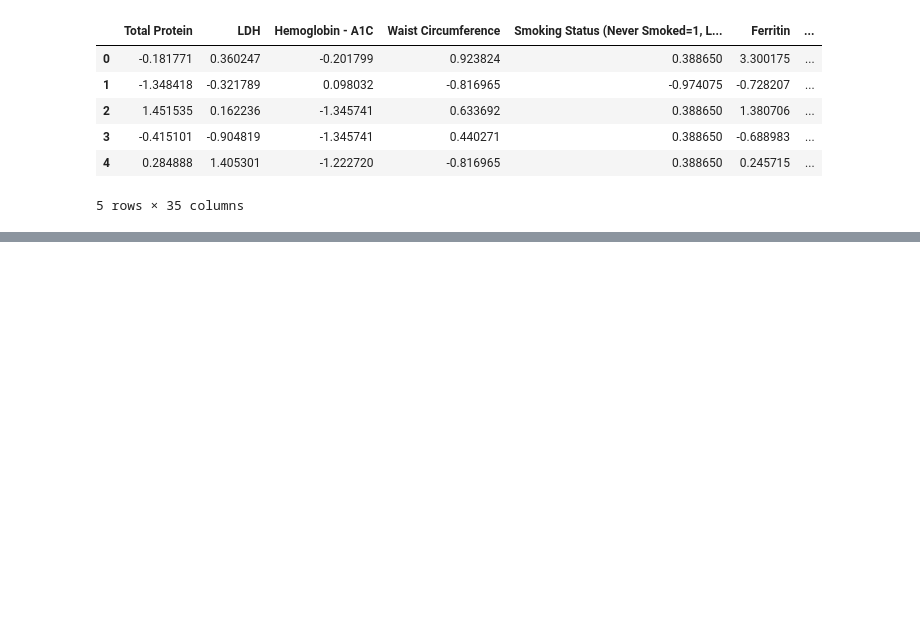
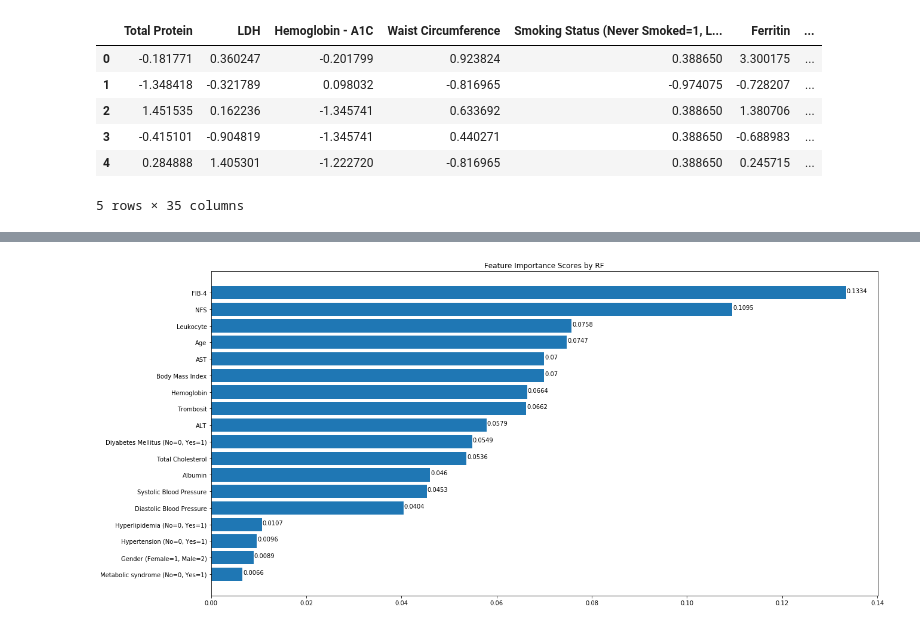
Before and after one commit to ali0jn/Nonalcoholic-Fatty-Liver-Disease, a Jupyter notebook: NAFLD_further_analysis.ipynb, the cells around one changed output, grey strips where cells are left out. Drawn from its saved outputs; the diff is of its cells as text; code cells hidden in the pictures; blank space fills up the shorter version.

Commit message:
analyzed models with FIB4 and NFS

```diff
--- a/NAFLD_further_analysis.ipynb
+++ b/NAFLD_further_analysis.ipynb
@@ -164,0 +163,12 @@ with open('svm_tuned_params.json', 'w') as file:
+# %%
+def read_json():
+    my_dict = {}
+    models = ['rf', 'bagging', 'lr', 'svm']
+    for model in models:
+        with open('%s_tuned_params.json' % model, 'r') as file:
+            file = json.loads(file.read())
+            for key in file:
+                my_dict[key] = file[key]
+    return my_dict
+tuned_params = read_json()
+print(tuned_params)
@@ -164,0 +187,5 @@ with open('svm_tuned_params.json', 'w') as file:
+# %%
+rf_params_0 = tuned_params['tuned_rf_0']
+rf_params_1 = tuned_params['tuned_rf_25']
+rf_0 = RandomForestClassifier(criterion=rf_params_0['criterion'], max_depth=rf_params_0['max_depth'], max_features=rf_params_0['max_features'], n_estimators=rf_params_0['n_estimators'], min_samples_split=rf_params_0['min_samples_split'], bootstrap=rf_params_0['bootstrap'], min_samples_leaf=rf_params_0['min_samples_leaf'])
+rf_1 = RandomForestClassifier(criterion=rf_params_1['criterion'], max_depth=rf_params_1['max_depth'], max_features=rf_params_1['max_features'], n_estimators=rf_params_1['n_estimators'], min_samples_split=rf_params_1['min_samples_split'], bootstrap=rf_params_1['bootstrap'], min_samples_leaf=rf_params_1['min_samples_leaf'])
@@ -164,0 +269,18 @@ with open('svm_tuned_params.json', 'w') as file:
+# %%
+def get_feature_importance(rf_model, X_train, y_train, df, fig_size):
+    plt.figure(figsize=fig_size)
+    features = df.columns
+    rf = rf_model
+    rf.fit(X_train, y_train)
+    importances = rf.feature_importances_
+    indices = np.argsort(importances)[::-1]
+    values = [round(i,5) for i in importances[indices]]
+    rects = plt.barh(features[indices][::-1], values[::-1])
+    plt.title('Feature Importance Scores by RF')
+    for i, v in enumerate(values[::-1]):
+        plt.text(v + .0001, i, str(round(v, 4)))
+    plt.show()
+# %%
+get_feature_importance(rf_0, X_train_0, y_train_0, X_baseline_1, (20, 10))
+# %% [output]
+[figure, added]
```
Also changed, not shown: parts of 13 cells of this notebook, 3 other files.
